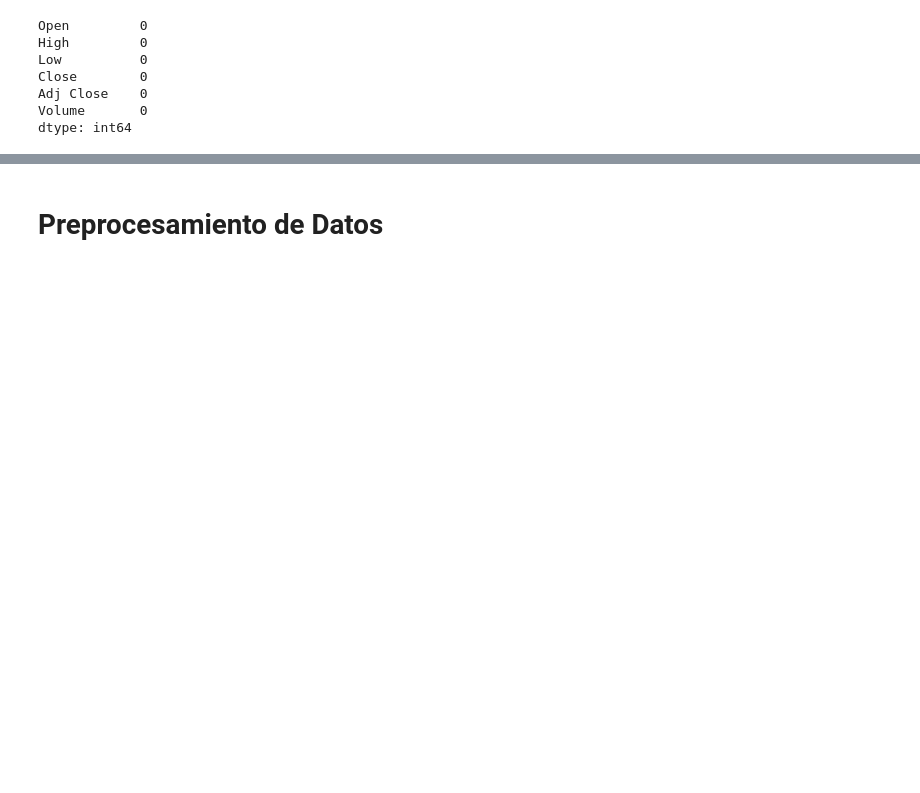
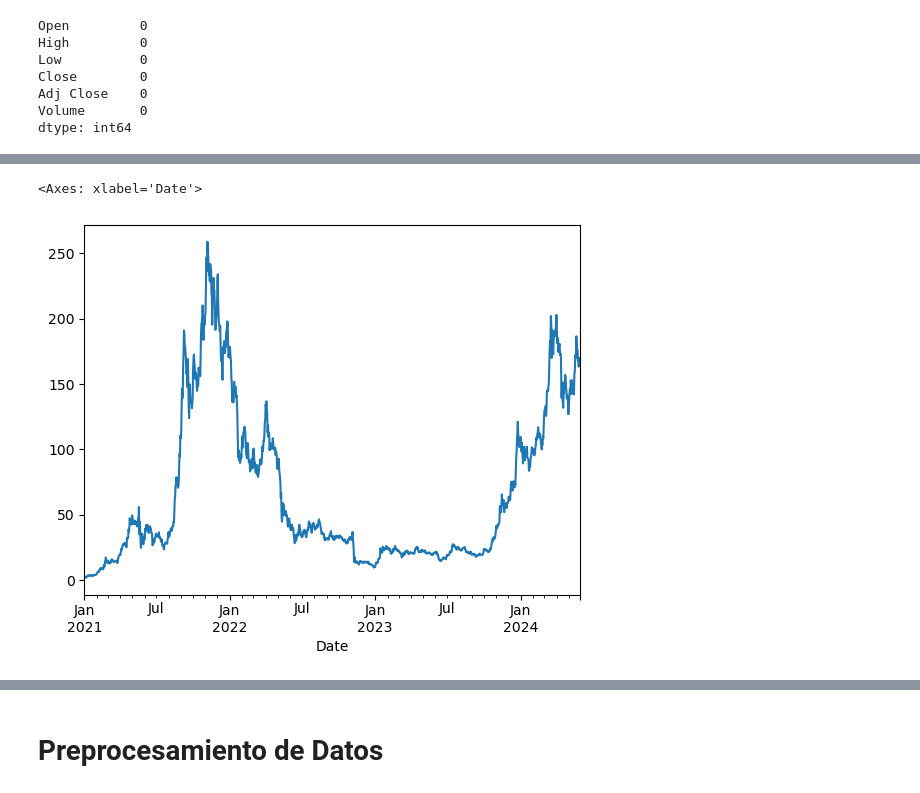
Before and after one commit to angelfrancog/Proyecto-Final-RN, a Jupyter notebook: CryptoRN.ipynb, the cells around one changed output, grey strips where cells are left out. Drawn from its saved outputs; the diff is of its cells as text; code cells hidden in the pictures; blank space fills up the shorter version.

```diff
--- a/CryptoRN.ipynb
+++ b/CryptoRN.ipynb
@@ -149,0 +174,5 @@ Correlación ETH%-SOL%: 0.6189950524384252
+# %%
+sol.plot()
+# %% [output]
+<Axes: xlabel='Date'>
+[figure, added]
```
Also changed, not shown: parts of 65 cells of this notebook.
